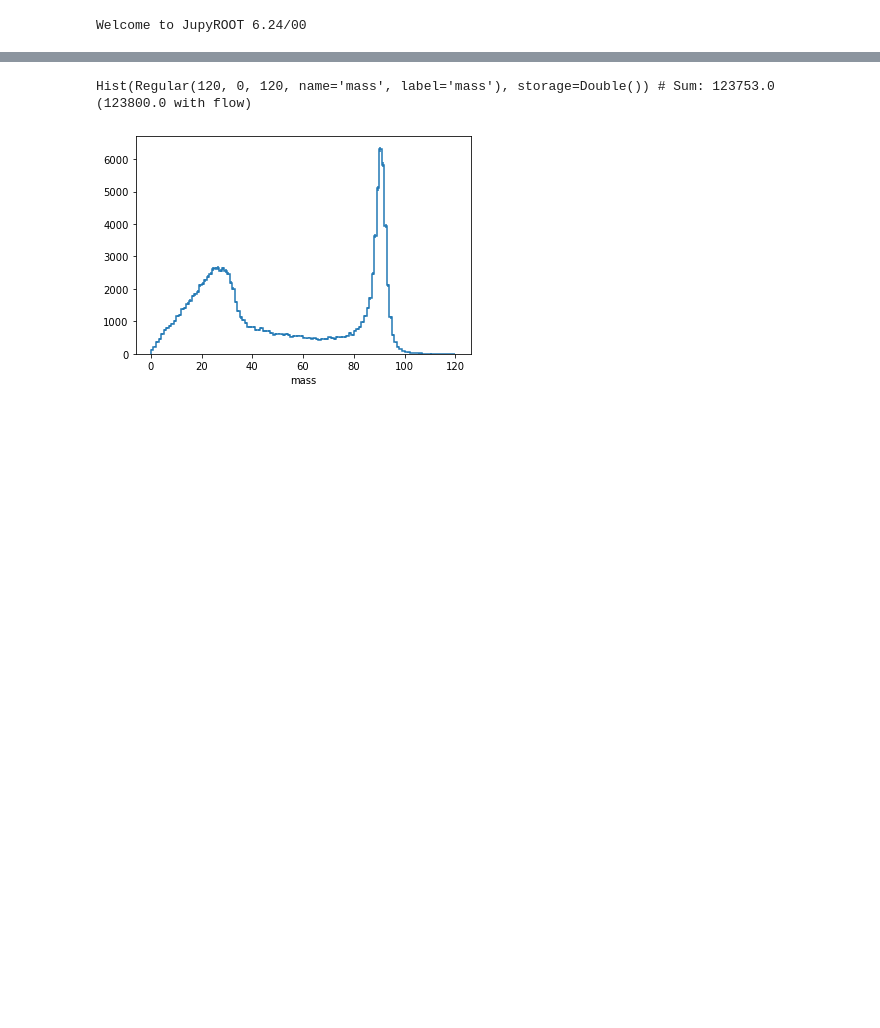
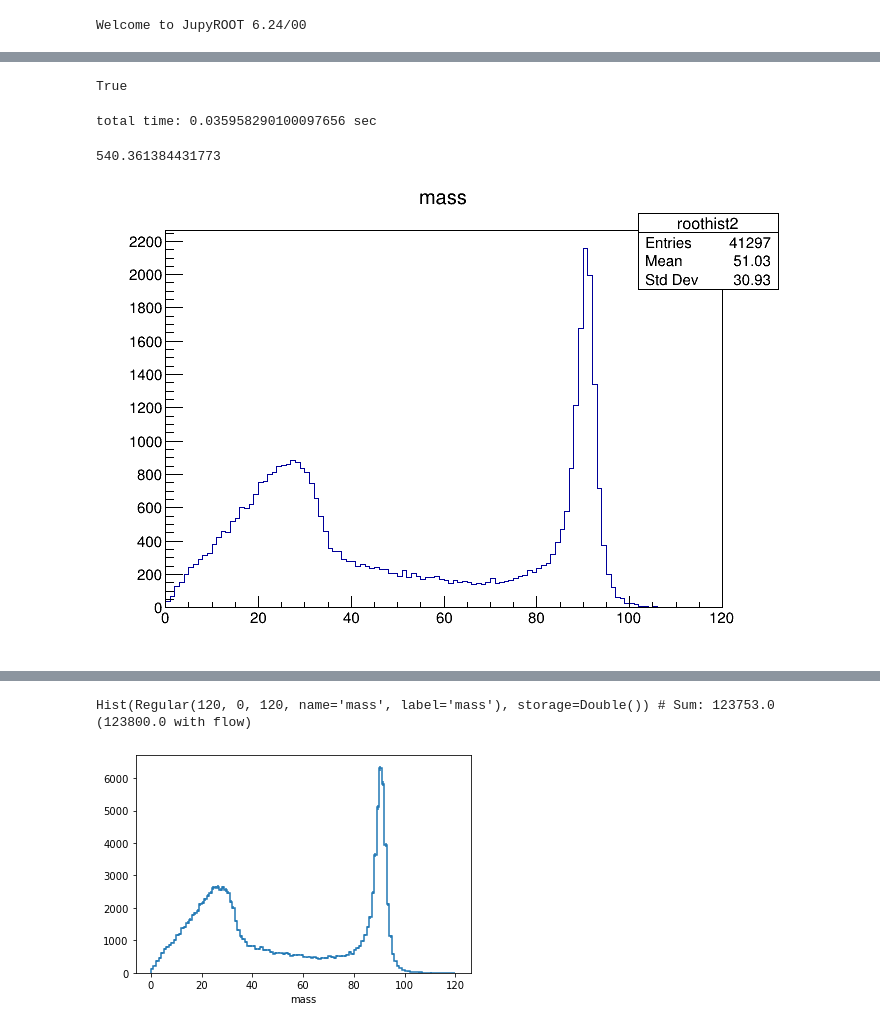
Before and after one commit to jpivarski-talks/2021-07-06-pyhep-uproot-awkward-tutorial, a Jupyter notebook: uproot-awkward-tutorial.ipynb, the cells around one changed output, grey strips where cells are left out. Cells and saved outputs as stored; diff of their text form; code cells hidden in the pictures; blank space fills up the shorter version.

```diff
--- a/uproot-awkward-tutorial.ipynb
+++ b/uproot-awkward-tutorial.ipynb
@@ -28,0 +39,60 @@ c1.Draw()
+# %%
+ROOT.gInterpreter.Declare('''
+void compute(TH1D& roothist, TTree& roottree) {
+    UInt_t nMuon;
+    float Muon_pt[50];
+    float Muon_eta[50];
+    float Muon_phi[50];
+    int32_t Muon_charge[50];
+
+    roottree.SetBranchStatus("*", 0);
+    roottree.SetBranchStatus("nMuon", 1);
+    roottree.SetBranchStatus("Muon_pt", 1);
+    roottree.SetBranchStatus("Muon_eta", 1);
+    roottree.SetBranchStatus("Muon_phi", 1);
+    roottree.SetBranchStatus("Muon_charge", 1);
+
+    roottree.SetBranchAddress("nMuon", &nMuon);
+    roottree.SetBranchAddress("Muon_pt", Muon_pt);
+    roottree.SetBranchAddress("Muon_eta", Muon_eta);
+    roottree.SetBranchAddress("Muon_phi", Muon_phi);
+    roottree.SetBranchAddress("Muon_charge", Muon_charge);
+
+    for (int index = 0; index < 100000; index++) {
+        roottree.GetEntry(index);
+        if (nMuon >= 2 && Muon_charge[0] + Muon_charge[1] == 0) {
+            float mu1_pt = Muon_pt[0];
+            float mu2_pt = Muon_pt[1];
+            float mu1_eta = Muon_eta[0];
+            float mu2_eta = Muon_eta[1];
+            float mu1_phi = Muon_phi[0];
+            float mu2_phi = Muon_phi[1];
+            roothist.Fill(
+                sqrt(2*mu1_pt*mu2_pt*(cosh(mu1_eta - mu2_eta) - cos(mu1_phi - mu2_phi)))
+            );
+        }
+    }
+}
+''')
+# %% [output]
+True
+# %%
+starttime = time.time()
+
+roothist2 = ROOT.TH1D("roothist2", "mass", 120, 0, 120)
+
+ROOT.compute(roothist2, roottree)
+
+cpproot_time = time.time() - starttime
+print(f"total time: {cpproot_time} sec")
+# %% [output]
+total time: 0.035958290100097656 sec
+# %%
+pyroot_time / cpproot_time
+# %% [output]
+540.361384431773
+# %%
+roothist2.Draw()
+canvas.Draw()
+# %% [output]
+[figure, added]
```
Also changed, not shown: parts of 74 cells of this notebook, 4 other files.
